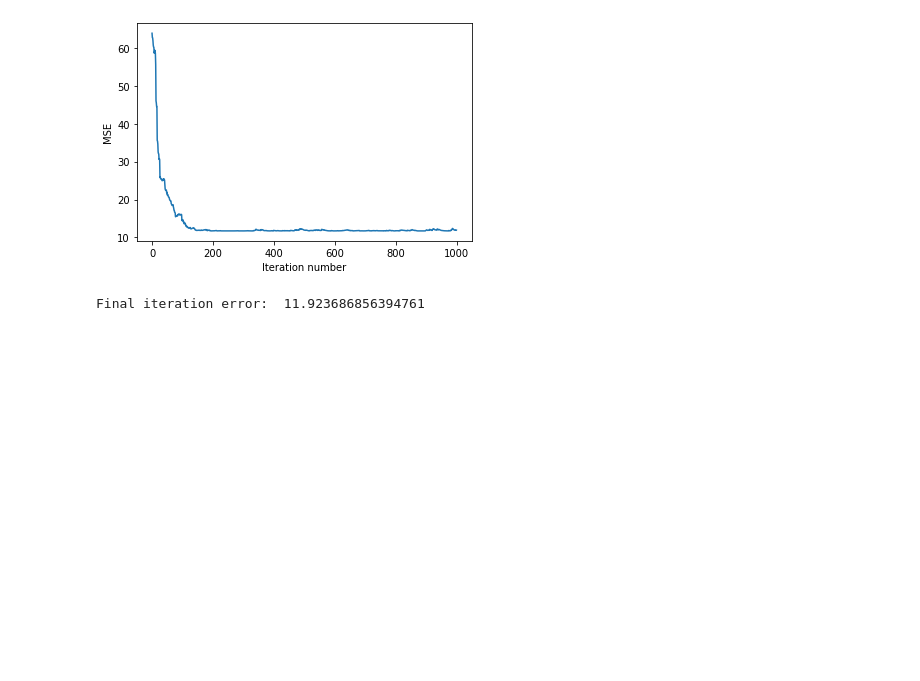
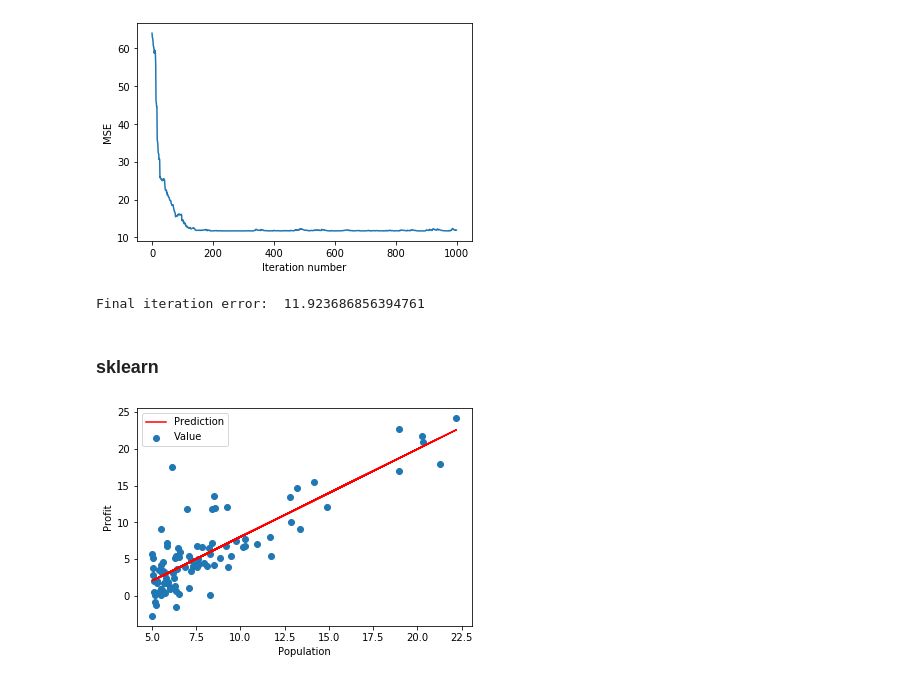
Before and after one commit to nikage/ds-and-ml-course, a Jupyter notebook: task1 2/linear_regression-task1-2.ipynb, the cells around one changed output. Drawn from its saved outputs; the diff is of its cells as text; code cells hidden in the pictures; blank space fills up the shorter version.

Commit message:
add sklearn linear regression model

```diff
--- a/task1 2/linear_regression-task1-2.ipynb
+++ b/task1 2/linear_regression-task1-2.ipynb
@@ -319,3 +319,5 @@ Text(0, 0.5, 'MSE')
 print('Final iteration error: ',stoch_errors_by_iter[-1])
 # %% [output]
 Final iteration error:  11.923686856394761
+# %% [markdown]
+### sklearn
@@ -321,0 +327,25 @@ Final iteration error:  11.923686856394761
+# %%
+X = np.array(data.values[:,0:1])
+y = np.array(data.values[:,1])
+# %%
+
+reg = LinearRegression().fit(X, y)
+res = reg.score(X, y)
+
+# reg.coef_
+
+# reg.intercept_
+
+y_pred = reg.predict(np.array(X))
+mse = mean_squared_error(y, y_pred)
+# %%
+
+plt.scatter(X, y, label='Value')
+plt.plot(X, X * reg.coef_ + reg.intercept_, '-r',label='Prediction')
+
+plt.xlabel('Population')
+plt.ylabel('Profit')
+plt.legend()
+plt.show()
+# %% [output]
+[figure, added]
```
Also changed, not shown: parts of 2 cells of this notebook.
